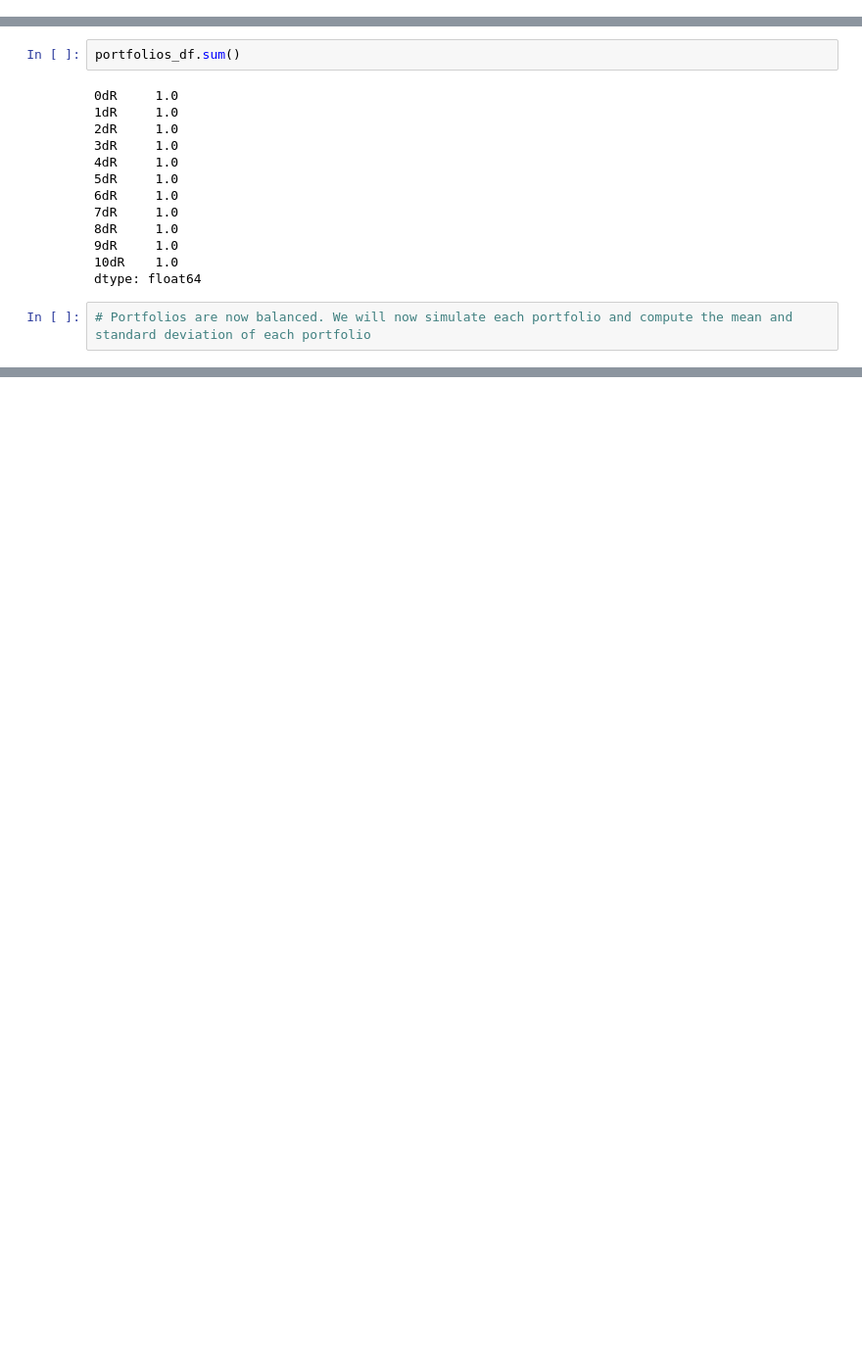
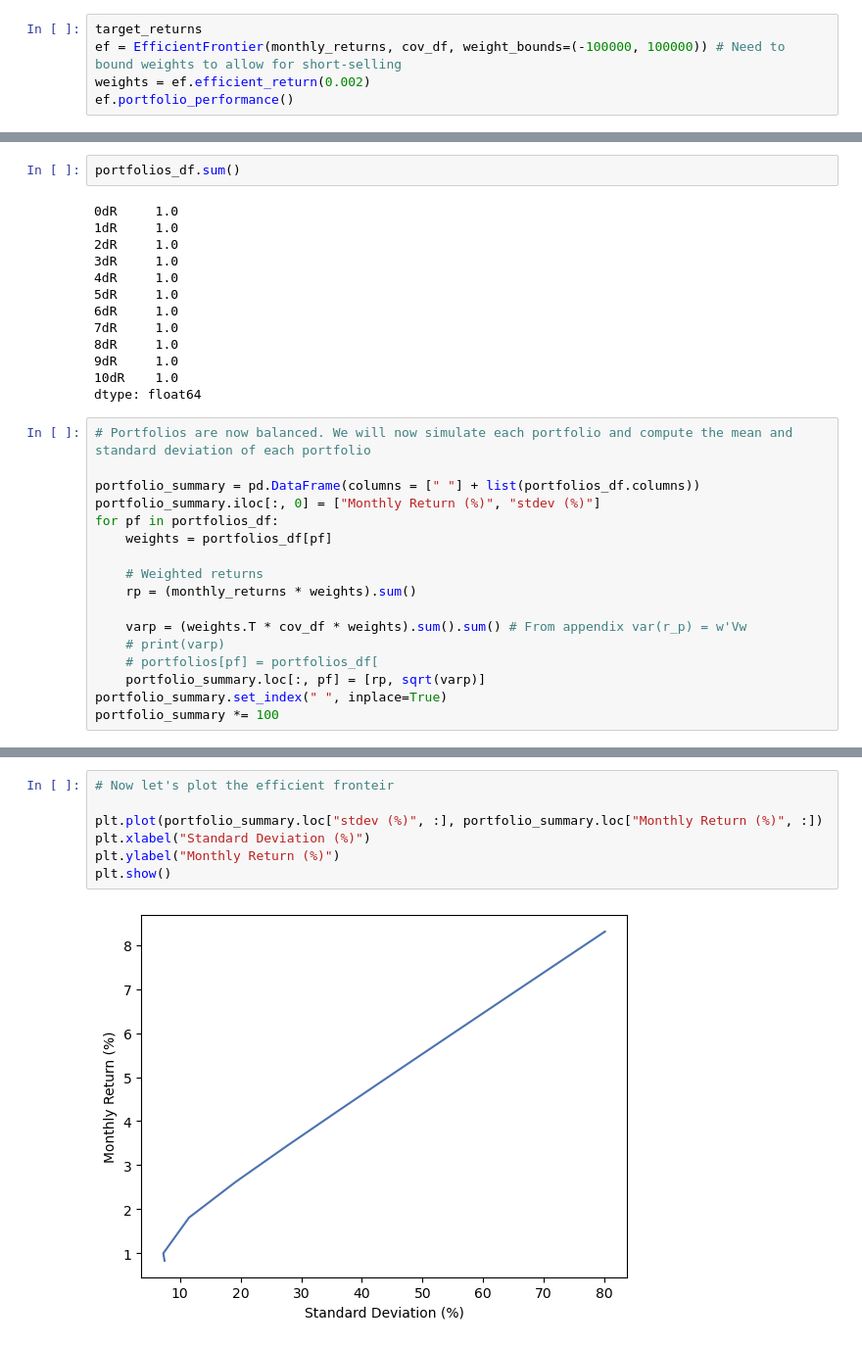
Before and after one commit to uWaterloo-CFM/CFM-301, a Jupyter notebook: Assignment 1/Data Assignment 1.ipynb, the cells around one changed output, grey strips where cells are left out. Shown: that part at 98% size. Cells and saved outputs as stored; diff of their text form; blank space fills up the shorter version.

```diff
--- a/Assignment 1/Data Assignment 1.ipynb
+++ b/Assignment 1/Data Assignment 1.ipynb
@@ -457,3 +458,8 @@ Rhigh
 Rlow / 3
 # %% [output]
 0.001815807691000924
+# %%
+target_returns
+ef = EfficientFrontier(monthly_returns, cov_df, weight_bounds=(-100000, 100000)) # Need to bound weights to allow for short-selling
+weights = ef.efficient_return(0.002)
+ef.portfolio_performance()
@@ -529,3 +556,18 @@ portfolios_df.sum()
 dtype: float64
 # %%
 # Portfolios are now balanced. We will now simulate each portfolio and compute the mean and standard deviation of each portfolio
+
+portfolio_summary = pd.DataFrame(columns = [" "] + list(portfolios_df.columns))
+portfolio_summary.iloc[:, 0] = ["Monthly Return (%)", "stdev (%)"]
+for pf in portfolios_df:
+    weights = portfolios_df[pf]
+
+    # Weighted returns
+    rp = (monthly_returns * weights).sum()
+
+    varp = (weights.T * cov_df * weights).sum().sum() # From appendix var(r_p) = w'Vw
+    # print(varp)
+    # portfolios[pf] = portfolios_df[
+    portfolio_summary.loc[:, pf] = [rp, sqrt(varp)]
+portfolio_summary.set_index(" ", inplace=True)
+portfolio_summary *= 100
@@ -531,0 +581,9 @@ dtype: float64
+# %%
+# Now let's plot the efficient fronteir
+
+plt.plot(portfolio_summary.loc["stdev (%)", :], portfolio_summary.loc["Monthly Return (%)", :])
+plt.xlabel("Standard Deviation (%)")
+plt.ylabel("Monthly Return (%)")
+plt.show()
+# %% [output]
+[figure, added]
```
Also changed, not shown: parts of 9 cells of this notebook.
